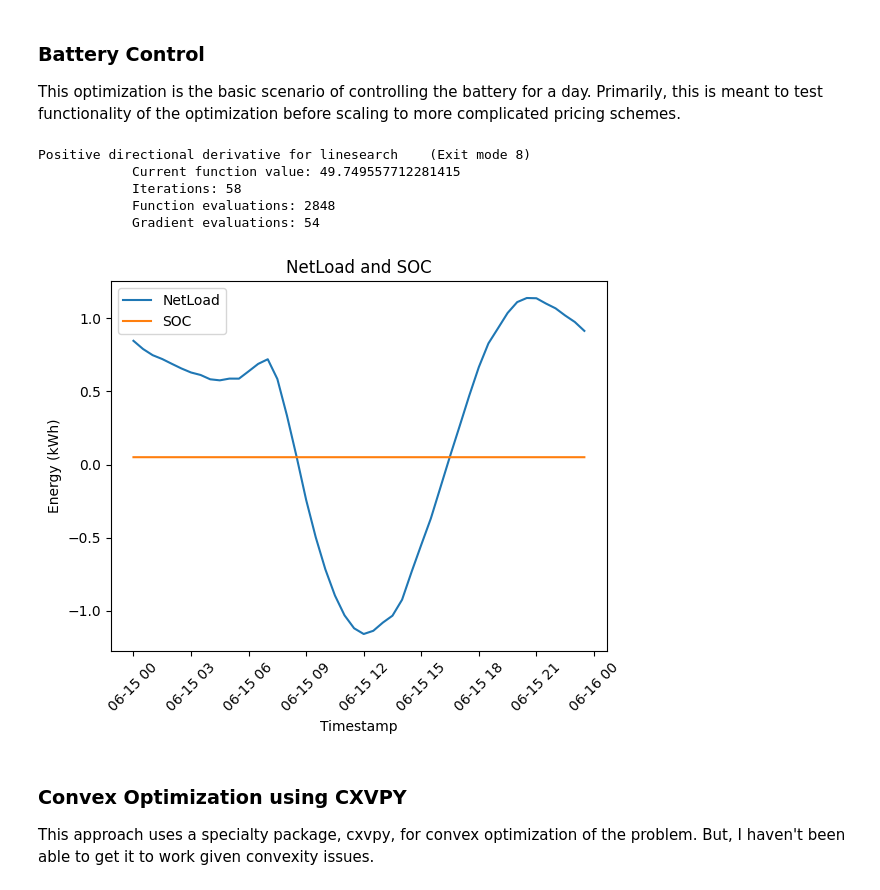
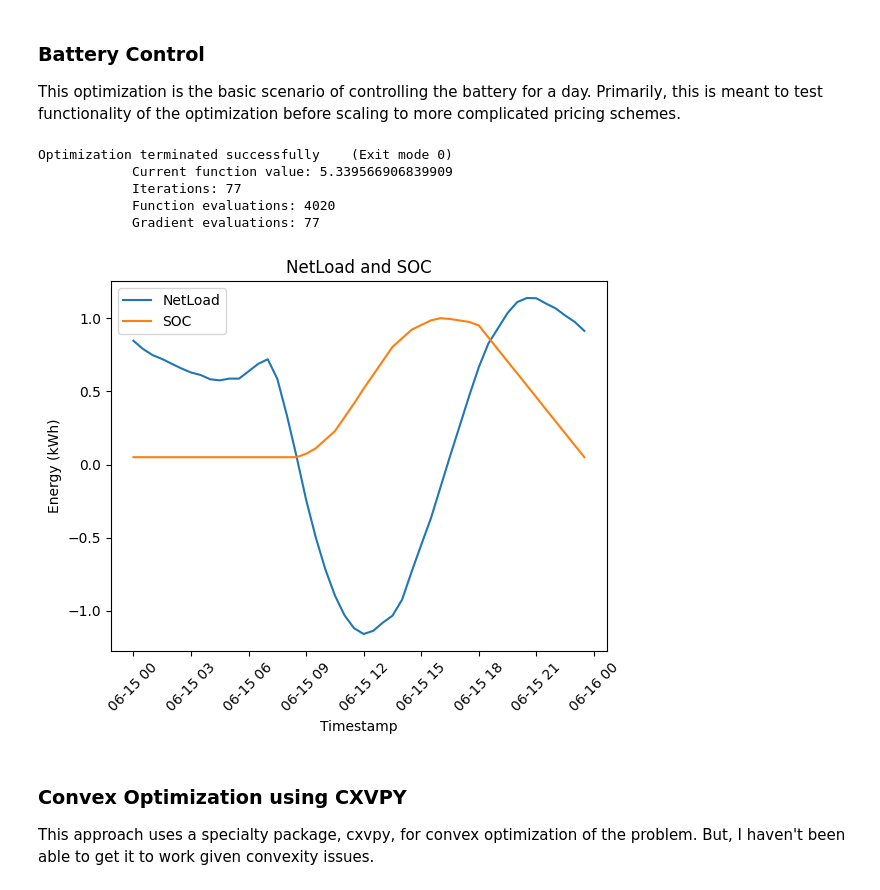
Before and after one commit to alexrtseng/foss-optimization, a Jupyter notebook: Battery_Size_Opt.ipynb, the cells around one changed output. Drawn from its saved outputs; the diff is of its cells as text; code cells hidden in the pictures.

```diff
--- a/Battery_Size_Opt.ipynb
+++ b/Battery_Size_Opt.ipynb
@@ -31,44 +34,43 @@ _ = weekday_avg.plot(y=['Production', 'Consumption', 'NetLoad'], title='Weekday
 
 This optimization is the basic scenario of controlling the battery for a day. Primarily, this is meant to test functionality of the optimization before scaling to more complicated pricing schemes.
 # %%
-from charge_optimizer import ChargeOptimizer
-import numpy as np
-
 BATT_PRICE_PER_KWH = 127  # Euros per kWh (127 is what was found online)
 max_charge_rate = 0.5  # Max charge rate in % per hour
 max_discharge_rate = 0.5  # Max discharge rate in % per hour
 soc_min = 0.05  # Maximum Depth of Discharge 95%
 soc_max = 1.00  # Maximum State of Charge 100%; can play around with to protect battery
 sqrt_eff = 0.98  # round trip Efficiency of the battery
-self_discharge = 0.05  # 5% self discharge per day; totally made up
+self_discharge = 0.0  # 5% self discharge per day; totally made up
 batt_life = 10 # years; totally made up
 import_tariff = np.full(24, 0.37) # Single price tariff; 0.37 Euros per kWh
+export_tariff = np.zeros(24)
 
 
 charge_optimizer = ChargeOptimizer(
     pred_net_load=weekday_avg['NetLoad'],
     duration=1,
     import_tariff=import_tariff,
     soc_min=soc_min,
     soc_max=soc_max,
     charge_efficiency=sqrt_eff,
     discharge_efficiency=sqrt_eff,
     self_dis=self_discharge,
     timestep_size=0.5, # half an hour
     max_charge_rate=max_charge_rate,
     max_discharge_rate=max_discharge_rate,
-    batt_capacity=1000,  # 13.5 kWh
+    batt_capacity=10,  # 13.5 kWh
+    export_tariff=export_tariff,
 )
 
 charge_optimizer.local_optimize(method='SLSQP', tol=1e-6)
 charge_optimizer.plot_results(weekday_avg.index)
 # %% [output]
-Positive directional derivative for linesearch    (Exit mode 8)
-            Current function value: 49.749557712281415
-            Iterations: 58
-            Function evaluations: 2848
-            Gradient evaluations: 54
+Optimization terminated successfully    (Exit mode 0)
+            Current function value: 5.339566906839909
+            Iterations: 77
+            Function evaluations: 4020
+            Gradient evaluations: 77
-[figure, old version]
+[figure, new version]
 # %% [markdown]
 ### Convex Optimization using CXVPY
 
```
Also changed, not shown: parts of 9 cells of this notebook, 3 other files.
